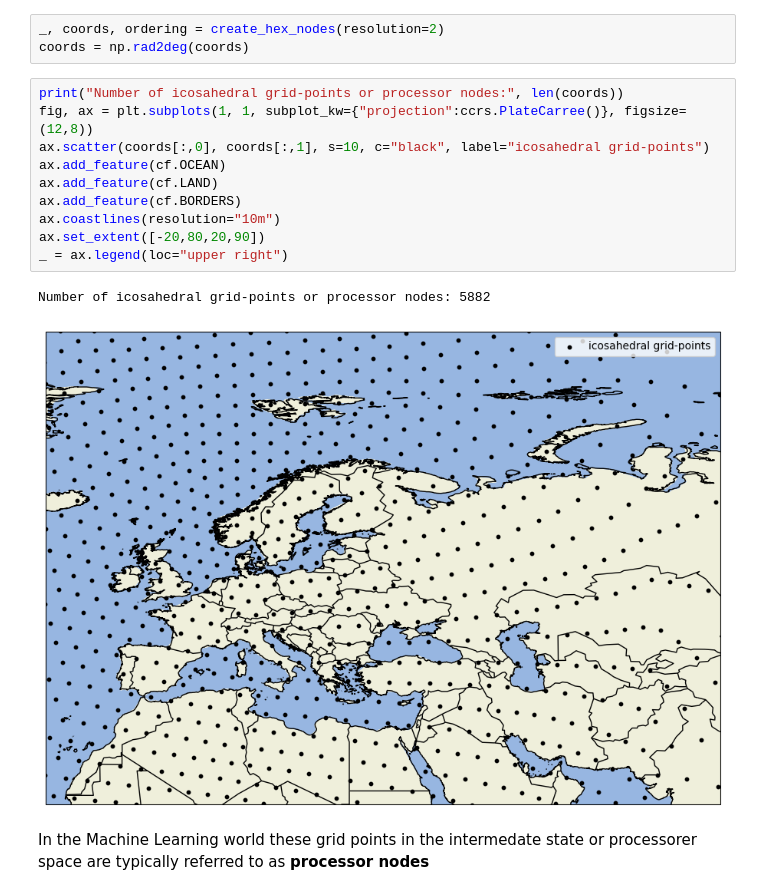
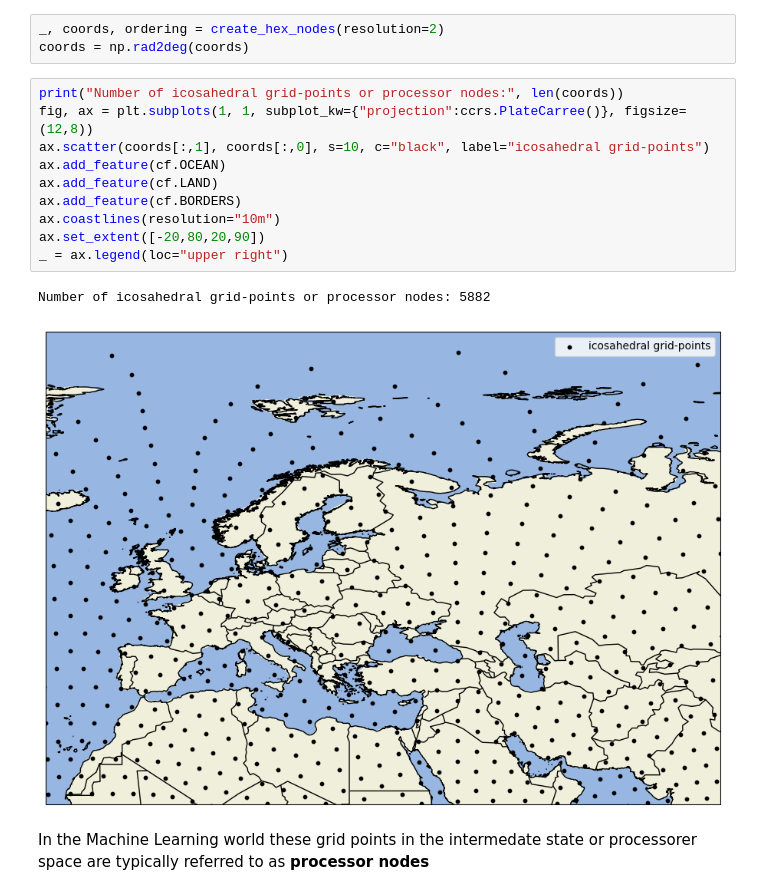
Before and after one commit to mpvginde/anemoi-demo-keisler2022, a Jupyter notebook: 2_create_graph.ipynb, the cells around one changed output. Cells and saved outputs as stored; diff of their text form.

```diff
--- a/2_create_graph.ipynb
+++ b/2_create_graph.ipynb
@@ -68,16 +68,16 @@ coords = np.rad2deg(coords)
 # %%
 print("Number of icosahedral grid-points or processor nodes:", len(coords))
 fig, ax = plt.subplots(1, 1, subplot_kw={"projection":ccrs.PlateCarree()}, figsize=(12,8))
-ax.scatter(coords[:,0], coords[:,1], s=10, c="black", label="icosahedral grid-points")
+ax.scatter(coords[:,1], coords[:,0], s=10, c="black", label="icosahedral grid-points")
 ax.add_feature(cf.OCEAN)
 ax.add_feature(cf.LAND)
 ax.add_feature(cf.BORDERS)
 ax.coastlines(resolution="10m")
 ax.set_extent([-20,80,20,90])
 _ = ax.legend(loc="upper right")
 # %% [output]
 Number of icosahedral grid-points or processor nodes: 5882
-[figure, old version]
+[figure, new version]
 # %% [markdown]
 In the Machine Learning world these grid points in the intermedate state or processorer space are typically referred to as **processor nodes**
 # %% [markdown]
```
Also changed, not shown: parts of 45 cells of this notebook, 1 other file.
